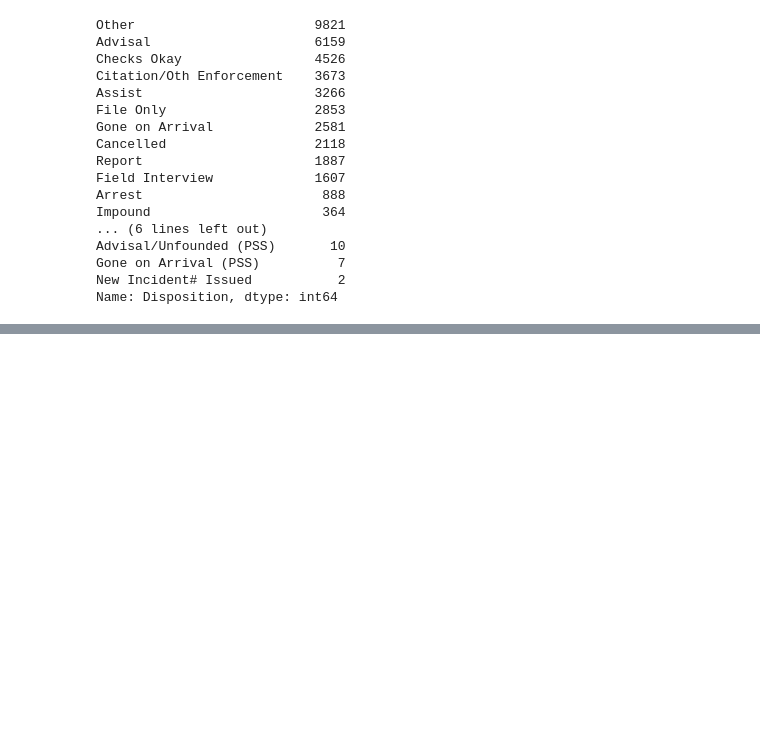
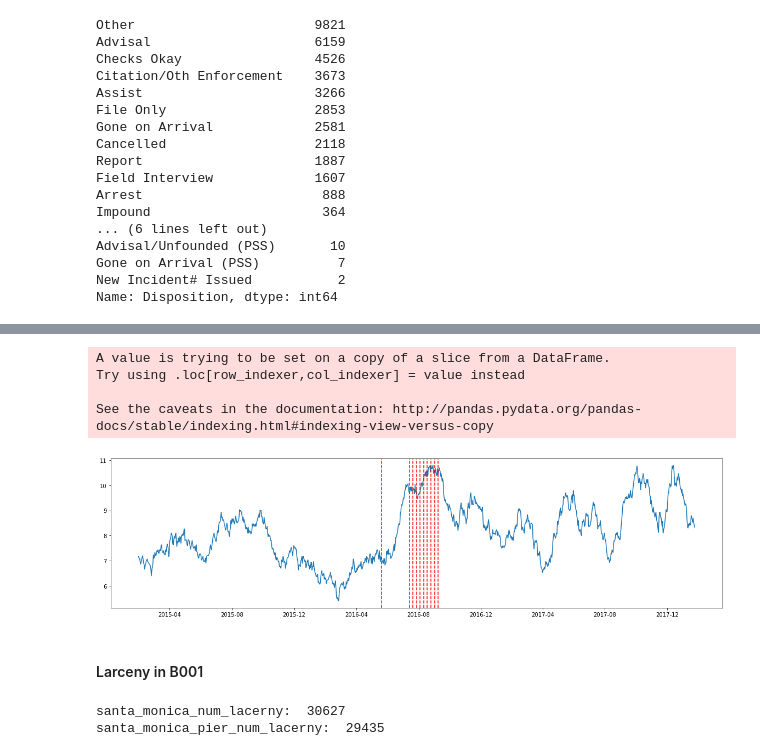
Before and after one commit to HKS-data-science-group/santa-monica-light-rail, a Jupyter notebook: cleaned polices call for service EDA.ipynb, the cells around one changed output, grey strips where cells are left out. Cells and saved outputs as stored; diff of their text form; code cells hidden in the pictures; blank space fills up the shorter version.

```diff
--- a/cleaned polices call for service EDA.ipynb
+++ b/cleaned polices call for service EDA.ipynb
@@ -289,0 +307,4 @@ Name: Disposition, dtype: int64
+# %%
+df_crime = pd.read_csv('./Data/Police_Incidents_Final.csv')
+# %%
+Larceny = df_crime[df_crime['UCR Level 2'] == 'Larceny']
@@ -289,0 +333,17 @@ Name: Disposition, dtype: int64
+# %%
+plt.figure(figsize = (20,5))
+Larceny['incident date'] =Larceny['Date Occurred'].apply(lambda x: datetime.datetime.strptime(x,'%Y-%m-%d'))
+larceny = Larceny[Larceny['Year']>2014].groupby('incident date')['incident date'].count()
+plt.plot(larceny.index,larceny.rolling(30).mean())
+for key,value in twilight.items():
+    plt.axvline(x=value, c='r',ls="--")
+plt.axvline(x=open_date, c='g',ls="--")
+plt.show()
+# %% [output]
+A value is trying to be set on a copy of a slice from a DataFrame.
+Try using .loc[row_indexer,col_indexer] = value instead
+
+See the caveats in the documentation: http://pandas.pydata.org/pandas-docs/stable/indexing.html#indexing-view-versus-copy
+[figure, added]
+# %% [markdown]
+#### Larceny in B001
@@ -289,0 +357,6 @@ Name: Disposition, dtype: int64
+# %%
+print("santa_monica_num_lacerny: ",Larceny.shape[0])
+print("santa_monica_pier_num_lacerny: ",B001_larceny.shape[0])
+# %% [output]
+santa_monica_num_lacerny:  30627
+santa_monica_pier_num_lacerny:  29435
```
Also changed, not shown: parts of 10 cells of this notebook, 2 other files.
